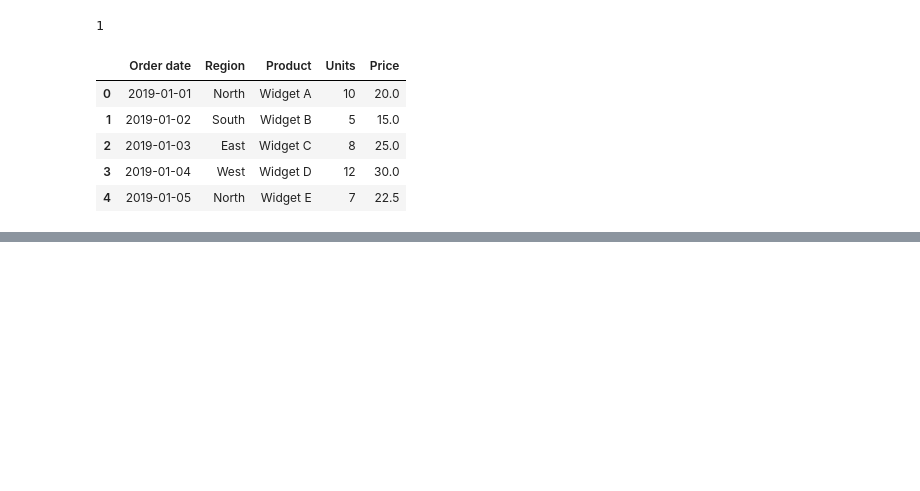
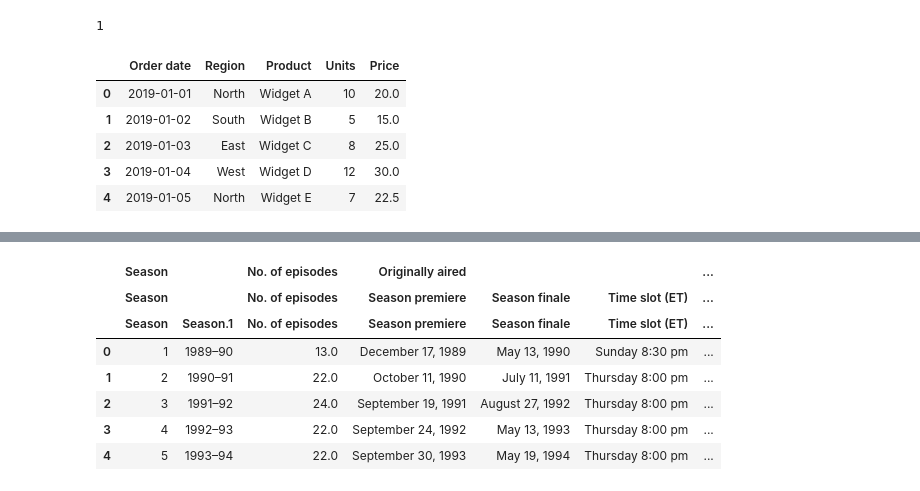
Before and after one commit to Yanil01/pandas_, a Jupyter notebook: main.ipynb, the cells around one changed output, grey strips where cells are left out. Cells and saved outputs as stored; diff of their text form; code cells hidden in the pictures; blank space fills up the shorter version.

```diff
--- a/main.ipynb
+++ b/main.ipynb
@@ -1715,0 +1745,12 @@ df
+# %%
+simpsons = wiki_tables[2]
+simpsons.head()  # display the first few rows of the DataFrame
+# %% [output]
+|  | Season |  | No. of episodes | Originally aired |  |  | ... |
+|  | Season |  | No. of episodes | Season premiere | Season finale | Time slot (ET) | ... |
+|  | Season | Season.1 | No. of episodes | Season premiere | Season finale | Time slot (ET) | ... |
+| 0 | 1 | 1989–90 | 13.0 | December 17, 1989 | May 13, 1990 | Sunday 8:30 pm | ... |
+| 1 | 2 | 1990–91 | 22.0 | October 11, 1990 | July 11, 1991 | Thursday 8:00 pm | ... |
+| 2 | 3 | 1991–92 | 24.0 | September 19, 1991 | August 27, 1992 | Thursday 8:00 pm | ... |
+| 3 | 4 | 1992–93 | 22.0 | September 24, 1992 | May 13, 1993 | Thursday 8:00 pm | ... |
+| 4 | 5 | 1993–94 | 22.0 | September 30, 1993 | May 19, 1994 | Thursday 8:00 pm | ... |
```
Also changed, not shown: parts of 16 cells of this notebook, 1 other file.
